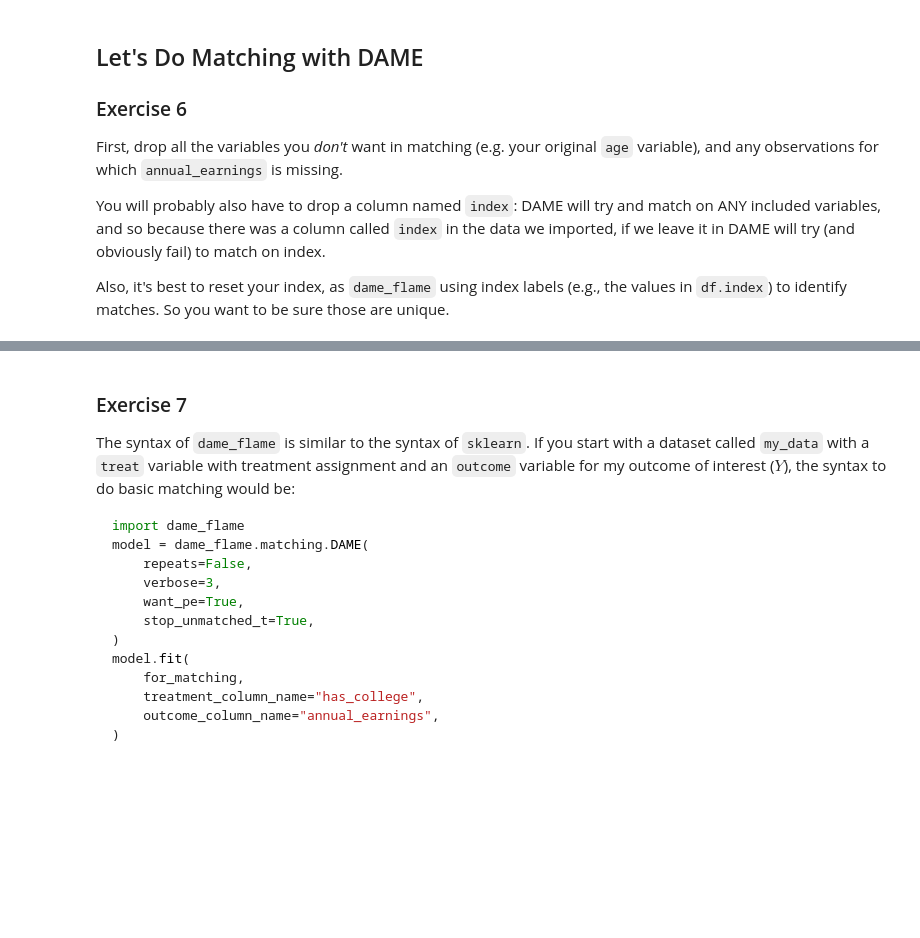
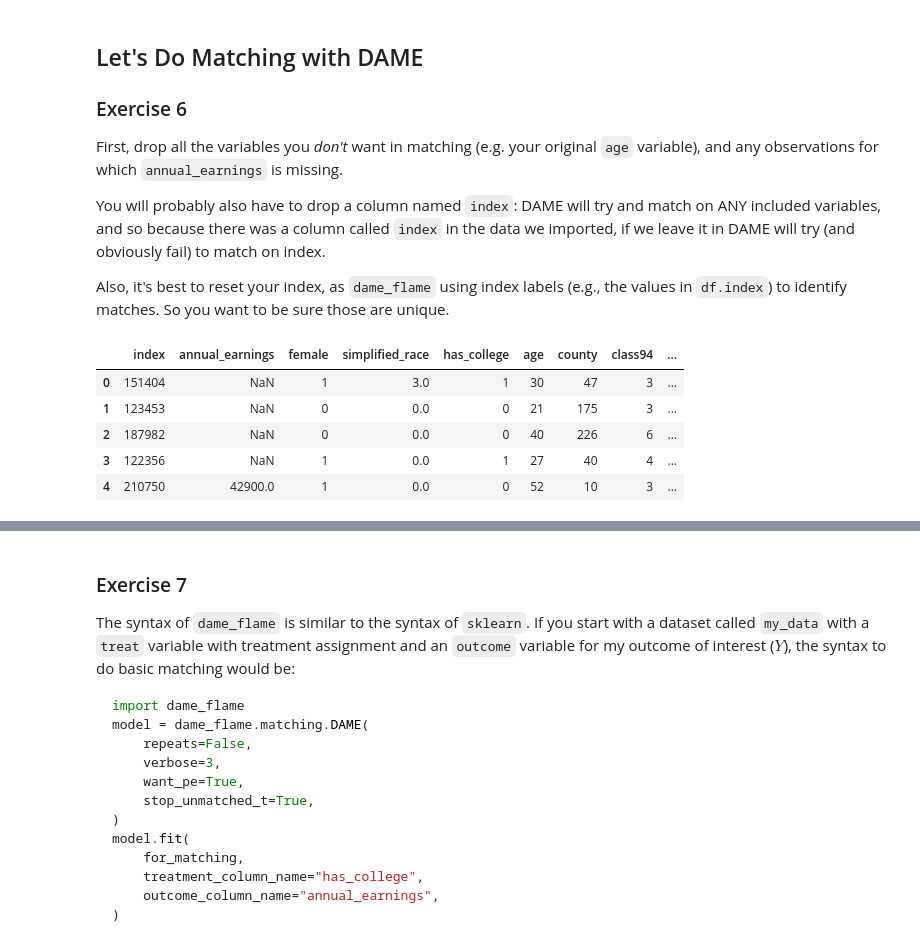
Before and after one commit to nogibjj/ZT-UDS, a Jupyter notebook: exercise_matching.ipynb, the cells around one changed output, grey strips where cells are left out. Saved outputs shown, nothing was run; the diff lists cells and outputs as text; code cells hidden in the pictures; blank space fills up the shorter version.

```diff
--- a/exercise_matching.ipynb
+++ b/exercise_matching.ipynb
@@ -259,3 +259,12 @@ First, drop all the variables you *don't* want in matching (e.g. your original `
 You will probably also have to drop a column named `index`: DAME will try and match on ANY included variables, and so because there was a column called `index` in the data we imported, if we leave it in DAME will try (and obviously fail) to match on index.
 
 Also, it's best to reset your index, as `dame_flame` using index labels (e.g., the values in `df.index`) to identify matches. So you want to be sure those are unique.
+# %%
+cps.head()
+# %% [output]
+|  | index | annual_earnings | female | simplified_race | has_college | age | county | class94 | ... |
+| 0 | 151404 | NaN | 1 | 3.0 | 1 | 30 | 47 | 3 | ... |
+| 1 | 123453 | NaN | 0 | 0.0 | 0 | 21 | 175 | 3 | ... |
+| 2 | 187982 | NaN | 0 | 0.0 | 0 | 40 | 226 | 6 | ... |
+| 3 | 122356 | NaN | 1 | 0.0 | 1 | 27 | 40 | 4 | ... |
+| 4 | 210750 | 42900.0 | 1 | 0.0 | 0 | 52 | 10 | 3 | ... |
```
Also changed, not shown: parts of 4 cells of this notebook.
